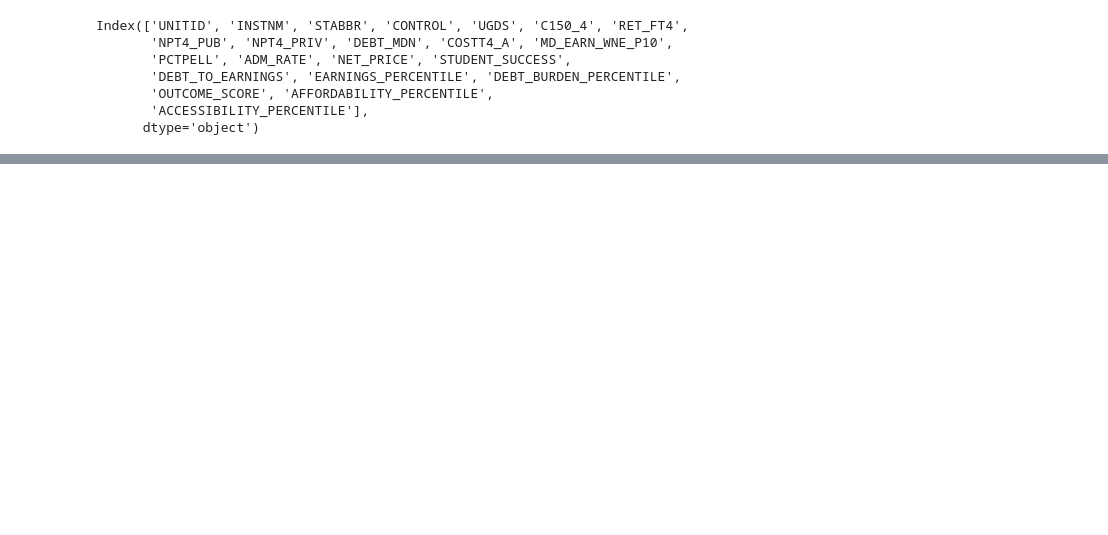
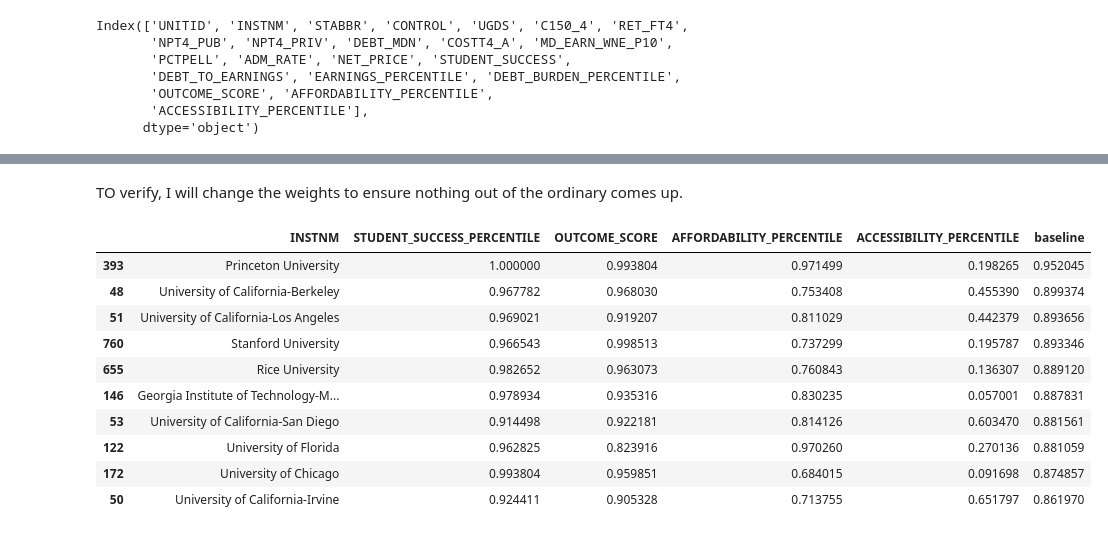
Before and after one commit to DanielYaari28/AIPI510P1, a Jupyter notebook: notebooks/03_final_ranking.ipynb, the cells around one changed output, grey strips where cells are left out. Drawn from its saved outputs; the diff is of its cells as text; code cells hidden in the pictures; blank space fills up the shorter version.

```diff
--- a/notebooks/03_final_ranking.ipynb
+++ b/notebooks/03_final_ranking.ipynb
@@ -76,3 +76,48 @@ final_ranking
 | 8 | University of Florida | 0.962825 | 0.823916 | 0.970260 | 0.270136 | 0.881059 |
 | 9 | University of Chicago | 0.993804 | 0.959851 | 0.684015 | 0.091698 | 0.874857 |
 | 10 | University of California-Irvine | 0.924411 | 0.905328 | 0.713755 | 0.651797 | 0.861970 |
+# %% [markdown]
+TO verify, I will change the weights to ensure nothing out of the ordinary comes up.
+# %%
+scenarios = {
+    "baseline": [0.4, 0.35, 0.2, 0.05],
+    "equal": [0.25, 0.25, 0.25, 0.25],
+    "success": [0.5, 0.3, 0.15, 0.05],
+    "outcome": [0.3, 0.45, 0.15, 0.1],
+    "affordability": [0.3, 0.2, 0.4, 0.1],
+    "accessibility": [0.2, 0.2, 0.2, 0.4]
+}
+
+for name, weights in scenarios.items():
+  df[name] = (
+    df["STUDENT_SUCCESS_PERCENTILE"] * weights[0]
+    + df["OUTCOME_SCORE"] * weights[1]
+    + df["AFFORDABILITY_PERCENTILE"] * weights[2]
+    + df["ACCESSIBILITY_PERCENTILE"] * weights[3]
+  )
+# %%
+baseline = (df.sort_values(
+    "baseline", ascending = False
+    ).head(10)[[
+        "INSTNM",
+        "STUDENT_SUCCESS_PERCENTILE",
+        "OUTCOME_SCORE",
+        "AFFORDABILITY_PERCENTILE",
+        "ACCESSIBILITY_PERCENTILE",
+        "baseline",
+    ]]
+    )
+
+baseline
+# %% [output]
+|  | INSTNM | STUDENT_SUCCESS_PERCENTILE | OUTCOME_SCORE | AFFORDABILITY_PERCENTILE | ACCESSIBILITY_PERCENTILE | baseline |
+| 393 | Princeton University | 1.000000 | 0.993804 | 0.971499 | 0.198265 | 0.952045 |
+| 48 | University of California-Berkeley | 0.967782 | 0.968030 | 0.753408 | 0.455390 | 0.899374 |
+| 51 | University of California-Los Angeles | 0.969021 | 0.919207 | 0.811029 | 0.442379 | 0.893656 |
+| 760 | Stanford University | 0.966543 | 0.998513 | 0.737299 | 0.195787 | 0.893346 |
+| 655 | Rice University | 0.982652 | 0.963073 | 0.760843 | 0.136307 | 0.889120 |
+| 146 | Georgia Institute of Technology-M... | 0.978934 | 0.935316 | 0.830235 | 0.057001 | 0.887831 |
+| 53 | University of California-San Diego | 0.914498 | 0.922181 | 0.814126 | 0.603470 | 0.881561 |
+| 122 | University of Florida | 0.962825 | 0.823916 | 0.970260 | 0.270136 | 0.881059 |
+| 172 | University of Chicago | 0.993804 | 0.959851 | 0.684015 | 0.091698 | 0.874857 |
+| 50 | University of California-Irvine | 0.924411 | 0.905328 | 0.713755 | 0.651797 | 0.861970 |
```
Also changed, not shown: parts of 5 cells of this notebook.
